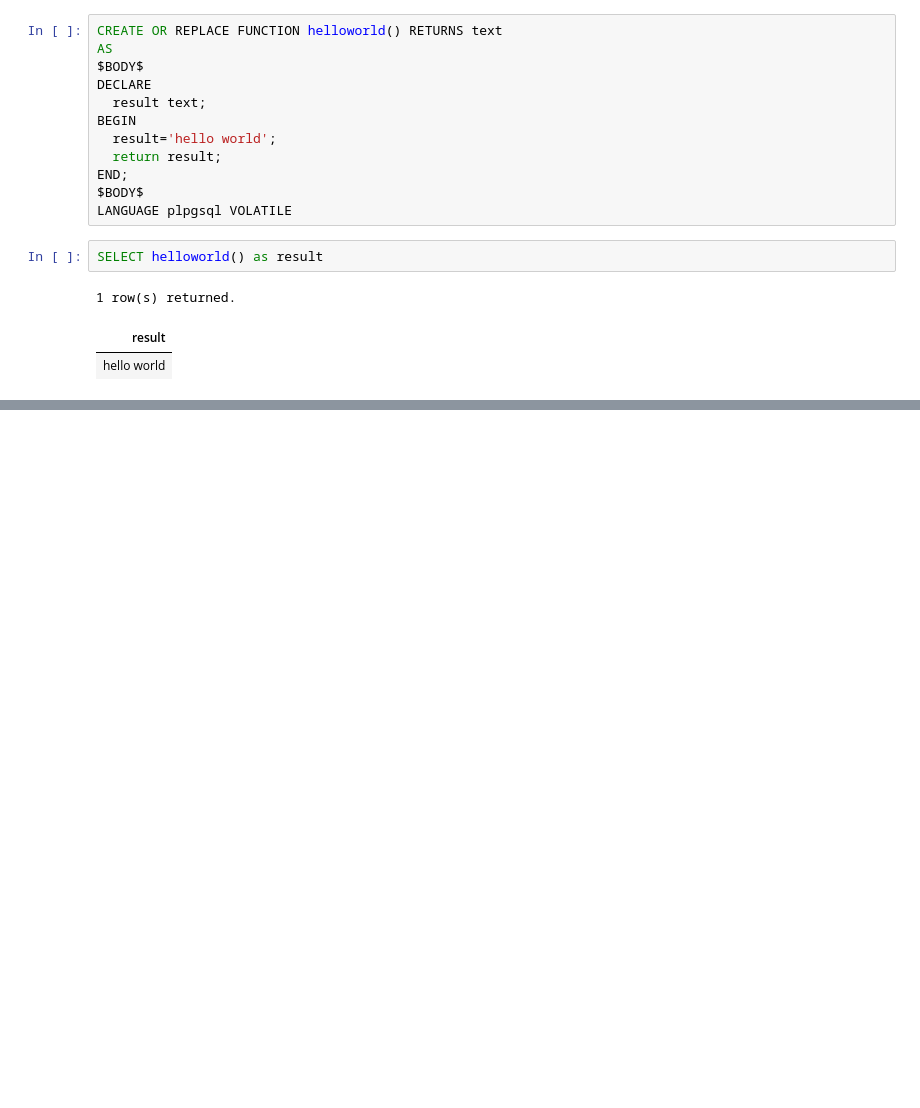
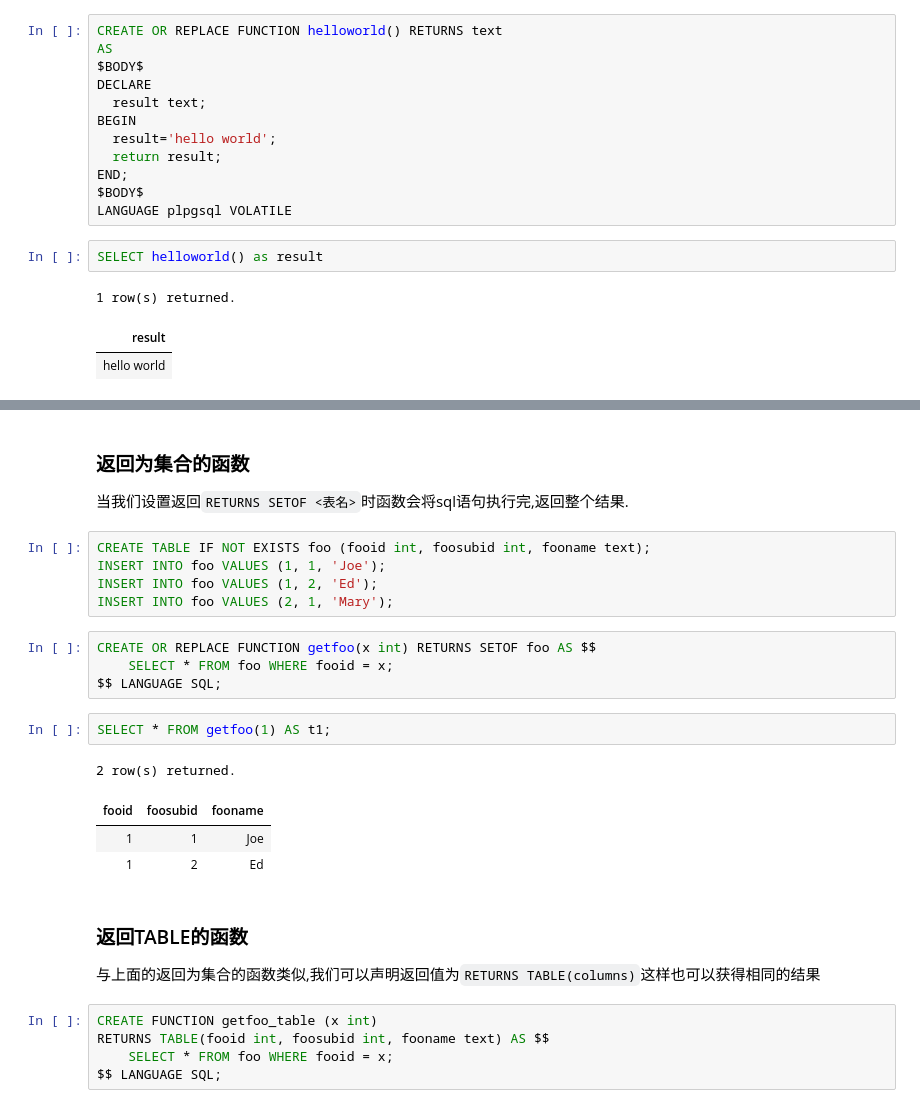
Before and after one commit to hsz1273327/TutorialForPostgreSQL, a Jupyter notebook: src/功能与特性/自定义与扩展/自定义函数.ipynb, the cells around one changed output, grey strips where cells are left out. Saved outputs shown, nothing was run; the diff lists cells and outputs as text; blank space fills up the shorter version.

```diff
--- a/src/功能与特性/自定义与扩展/自定义函数.ipynb
+++ b/src/功能与特性/自定义与扩展/自定义函数.ipynb
@@ -78,0 +200,29 @@ ${label_name}$
+# %% [markdown]
+### 返回为集合的函数
+
+当我们设置返回`RETURNS SETOF <表名>`时函数会将sql语句执行完,返回整个结果.
+# %%
+CREATE TABLE IF NOT EXISTS foo (fooid int, foosubid int, fooname text);
+INSERT INTO foo VALUES (1, 1, 'Joe');
+INSERT INTO foo VALUES (1, 2, 'Ed');
+INSERT INTO foo VALUES (2, 1, 'Mary');
+# %%
+CREATE OR REPLACE FUNCTION getfoo(x int) RETURNS SETOF foo AS $$
+    SELECT * FROM foo WHERE fooid = x;
+$$ LANGUAGE SQL;
+# %%
+SELECT * FROM getfoo(1) AS t1;
+# %% [output]
+2 row(s) returned.
+| fooid | foosubid | fooname |
+| 1 | 1 | Joe |
+| 1 | 2 | Ed |
+# %% [markdown]
+### 返回TABLE的函数
+
+与上面的返回为集合的函数类似,我们可以声明返回值为`RETURNS TABLE(columns)`这样也可以获得相同的结果
+# %%
+CREATE FUNCTION getfoo_table (x int)
+RETURNS TABLE(fooid int, foosubid int, fooname text) AS $$
+    SELECT * FROM foo WHERE fooid = x;
+$$ LANGUAGE SQL;
```
Also changed, not shown: parts of 90 cells of this notebook, 15 other files.
